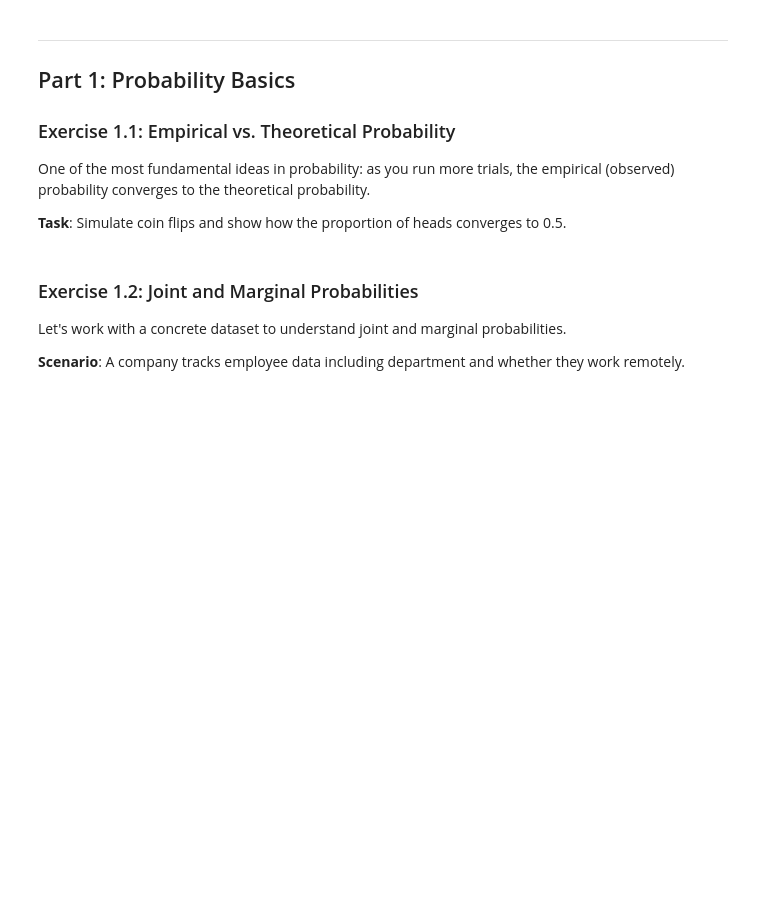
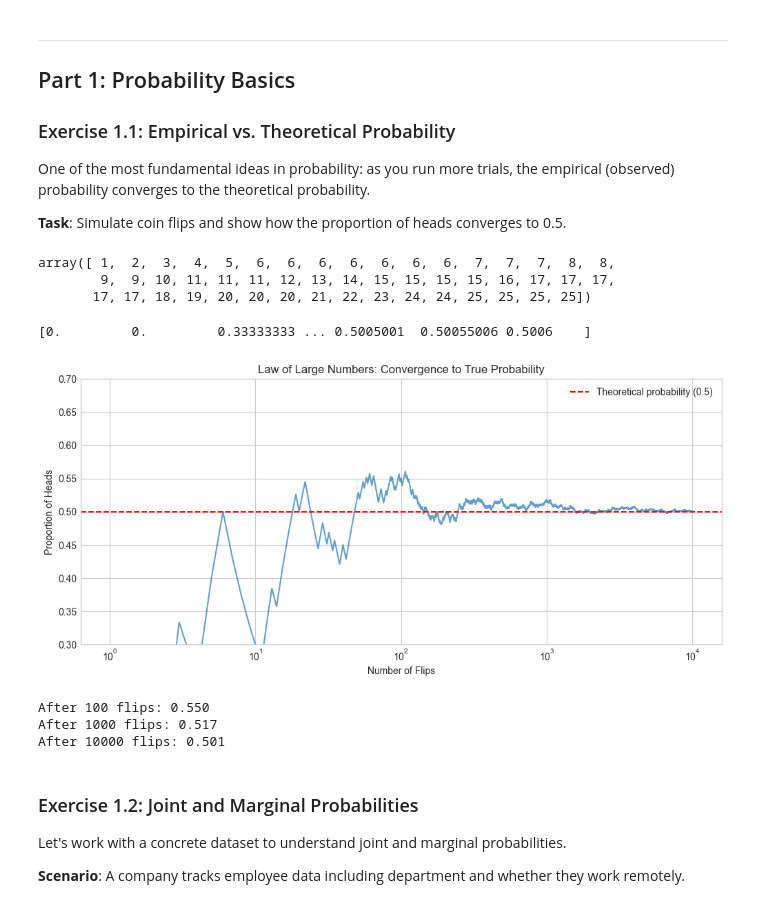
Before and after one commit to MadsHogenhaug/exercises, a Jupyter notebook: week2_probability_exercises.ipynb, the cells around one changed output. Cells and saved outputs as stored; diff of their text form; code cells hidden in the pictures; blank space fills up the shorter version.

```diff
--- a/week2_probability_exercises.ipynb
+++ b/week2_probability_exercises.ipynb
@@ -32,39 +32,50 @@ plt.style.use('seaborn-v0_8-whitegrid')
 One of the most fundamental ideas in probability: as you run more trials, the empirical (observed) probability converges to the theoretical probability.
 
 **Task**: Simulate coin flips and show how the proportion of heads converges to 0.5.
+# %%
+np.cumsum(np.random.binomial(1, 0.5, 50))
+# %% [output]
+array([ 1,  2,  3,  4,  5,  6,  6,  6,  6,  6,  6,  6,  7,  7,  7,  8,  8,
+        9,  9, 10, 11, 11, 11, 12, 13, 14, 15, 15, 15, 15, 16, 17, 17, 17,
+       17, 17, 18, 19, 20, 20, 20, 21, 22, 23, 24, 24, 25, 25, 25, 25])
 # %%
 def simulate_coin_flips(n_flips, p_heads=0.5):
     """
     Simulate n coin flips and return the running proportion of heads.
 
     Returns:
         Array of length n_flips where element i is the proportion of heads
         after i+1 flips.
     """
-    # YOUR CODE HERE
-    # Hint: np.random.binomial(1, p_heads, n_flips) gives 1s and 0s
-    # Then use np.cumsum to get running total
-    pass
 
+    cum_heads = np.cumsum(np.random.binomial(1, p_heads, n_flips))
+    n_flips_array = np.arange(1, n_flips + 1)
+    return cum_heads / n_flips_array
 
 # Simulate and visualize
 n_flips = 10000
 running_proportions = simulate_coin_flips(n_flips)
-
+print(running_proportions)
 plt.figure(figsize=(12, 5))
 plt.plot(range(1, n_flips + 1), running_proportions, alpha=0.7)
 plt.axhline(y=0.5, color='r', linestyle='--', label='Theoretical probability (0.5)')
 plt.xscale('log')  # Log scale to see early convergence better
 plt.xlabel('Number of Flips')
 plt.ylabel('Proportion of Heads')
 plt.title('Law of Large Numbers: Convergence to True Probability')
 plt.legend()
 plt.ylim(0.3, 0.7)
 plt.show()
 
 print(f"After 100 flips: {running_proportions[99]:.3f}")
 print(f"After 1000 flips: {running_proportions[999]:.3f}")
 print(f"After 10000 flips: {running_proportions[9999]:.3f}")
+# %% [output]
+[0.         0.         0.33333333 ... 0.5005001  0.50055006 0.5006    ]
+[figure, added]
+After 100 flips: 0.550
+After 1000 flips: 0.517
+After 10000 flips: 0.501
 # %% [markdown]
 ### Exercise 1.2: Joint and Marginal Probabilities
 
```
Also changed, not shown: parts of 8 cells of this notebook.
